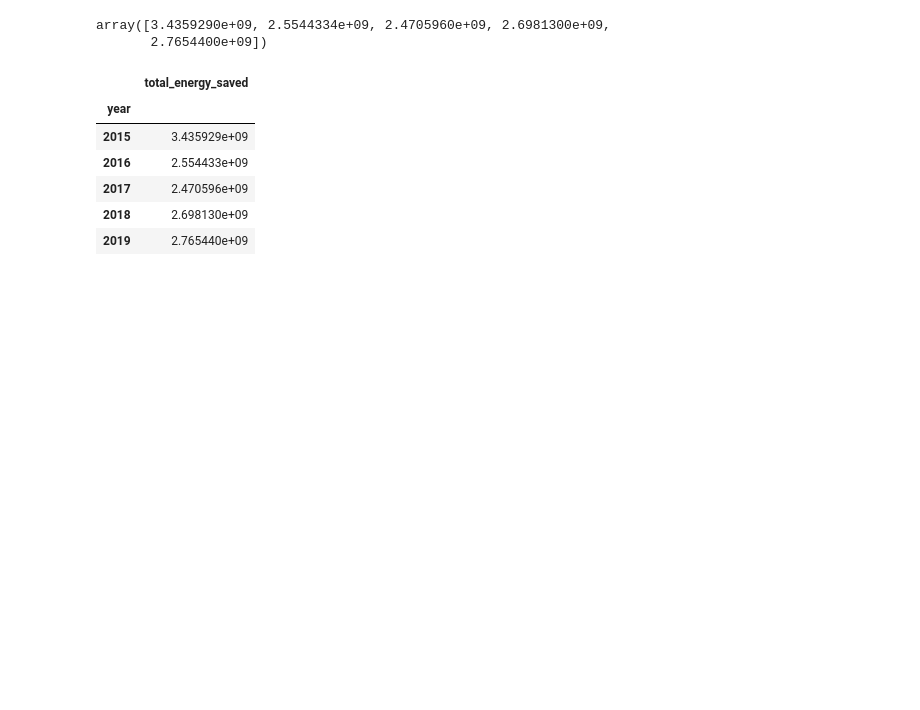
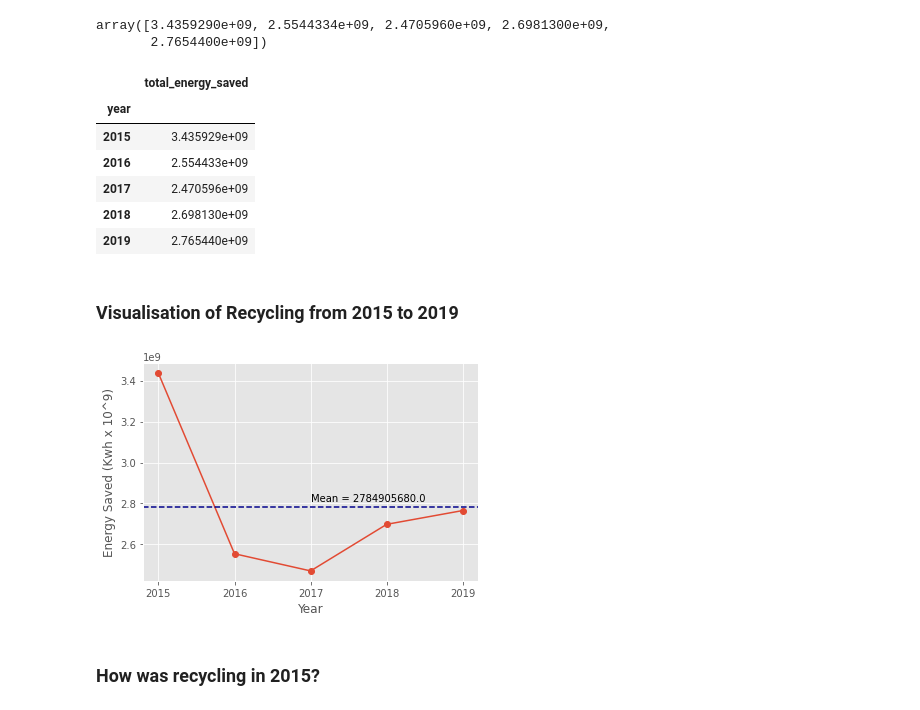
Before and after one commit to bedoe/EnergySaving, a Jupyter notebook: notebook.ipynb, the cells around one changed output. Saved outputs shown, nothing was run; the diff lists cells and outputs as text; code cells hidden in the pictures; blank space fills up the shorter version.

Commit message:
Add files via upload
Added visualisations

```diff
--- a/notebook.ipynb
+++ b/notebook.ipynb
@@ -254,7 +245,7 @@ energy_saved_tonne              int64
 energy_saved_total            float64
 dtype: object
 # %%
-total_year = waste_energy.groupby('year')['energy_saved_total'].sum().values
+total_year = recycle_energy.groupby('year')['energy_saved_total'].sum().values
 # %%
 total_year
 # %% [output]
@@ -273,3 +264,5 @@ annual_energy_savings
 | 2017 | 2.470596e+09 |
 | 2018 | 2.698130e+09 |
 | 2019 | 2.765440e+09 |
+# %% [markdown]
+### Visualisation of Recycling from 2015 to 2019
@@ -275,0 +271,15 @@ annual_energy_savings
+# %%
+plt.style.use('ggplot')
+# %%
+plt.plot(annual_energy_savings, marker='o')
+plt.xticks(years_needed)
+plt.xlabel('Year')
+plt.ylabel('Energy Saved (Kwh x 10^9)')
+mean_savings = annual_energy_savings.mean().to_numpy()[0]
+line=plt.axhline(mean_savings, linestyle='--', color='darkblue')
+plt.annotate(f'Mean = {mean_savings}', (2017, annual_energy_savings.mean()*1.01))
+plt.show()
+# %% [output]
+[figure, added]
+# %% [markdown]
+### How was recycling in 2015?
```
Also changed, not shown: parts of 15 cells of this notebook.
